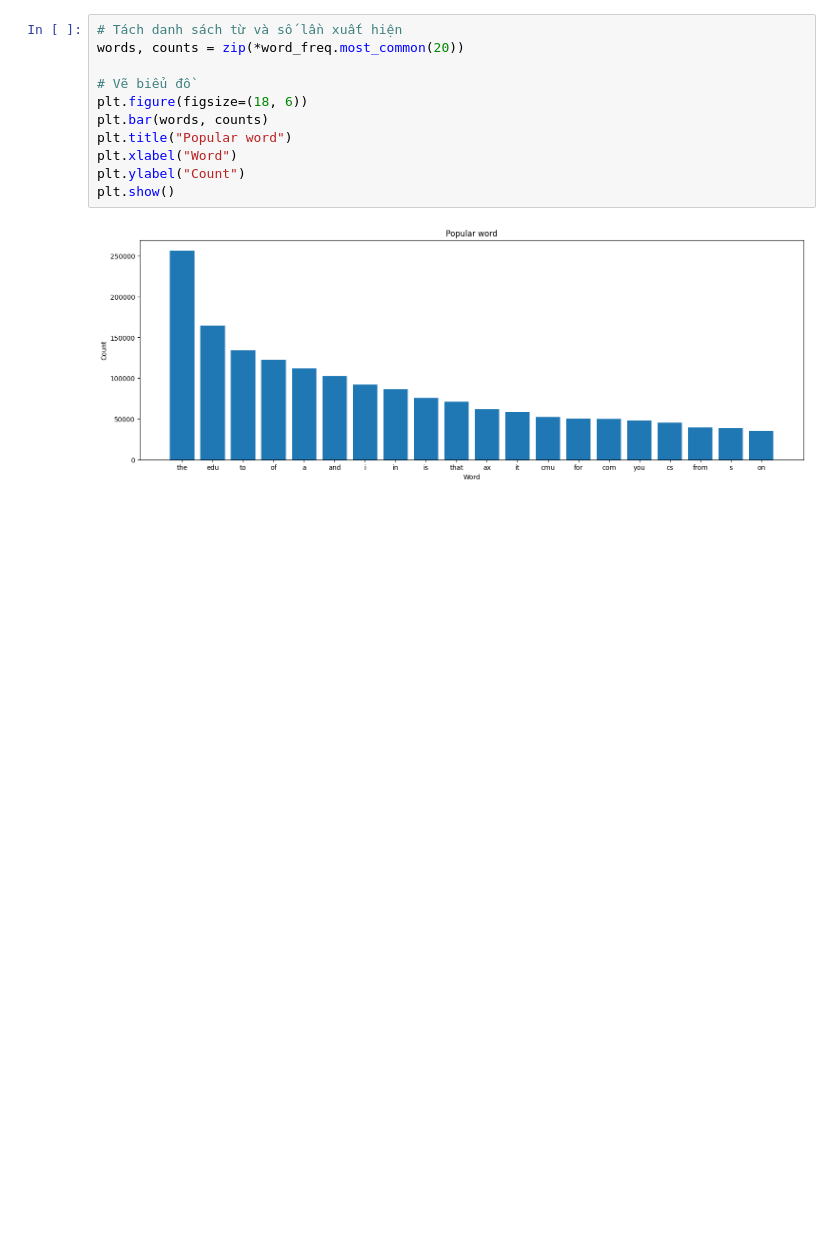
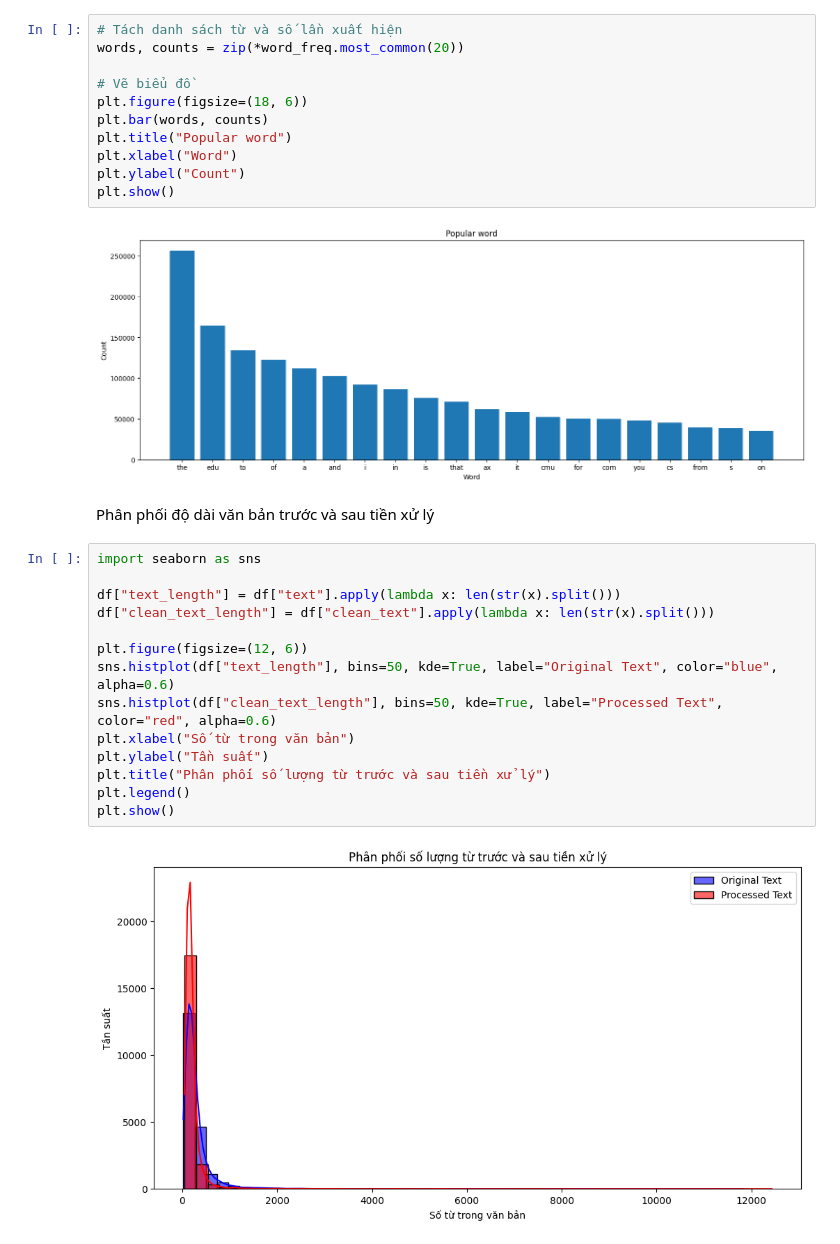
Before and after one commit to jien0404/20_NewsGroups_Project2, a Jupyter notebook: notebooks/1_EDA.ipynb, the cells around one changed output. Saved outputs shown, nothing was run; the diff lists cells and outputs as text; blank space fills up the shorter version.

```diff
--- a/notebooks/1_EDA.ipynb
+++ b/notebooks/1_EDA.ipynb
@@ -139,3 +128,21 @@ plt.ylabel("Count")
 plt.show()
 # %% [output]
 [figure]
+# %% [markdown]
+Phân phối độ dài văn bản trước và sau tiền xử lý
+# %%
+import seaborn as sns
+
+df["text_length"] = df["text"].apply(lambda x: len(str(x).split()))
+df["clean_text_length"] = df["clean_text"].apply(lambda x: len(str(x).split()))
+
+plt.figure(figsize=(12, 6))
+sns.histplot(df["text_length"], bins=50, kde=True, label="Original Text", color="blue", alpha=0.6)
+sns.histplot(df["clean_text_length"], bins=50, kde=True, label="Processed Text", color="red", alpha=0.6)
+plt.xlabel("Số từ trong văn bản")
+plt.ylabel("Tần suất")
+plt.title("Phân phối số lượng từ trước và sau tiền xử lý")
+plt.legend()
+plt.show()
+# %% [output]
+[figure, added]
```
Also changed, not shown: parts of 9 cells of this notebook.
